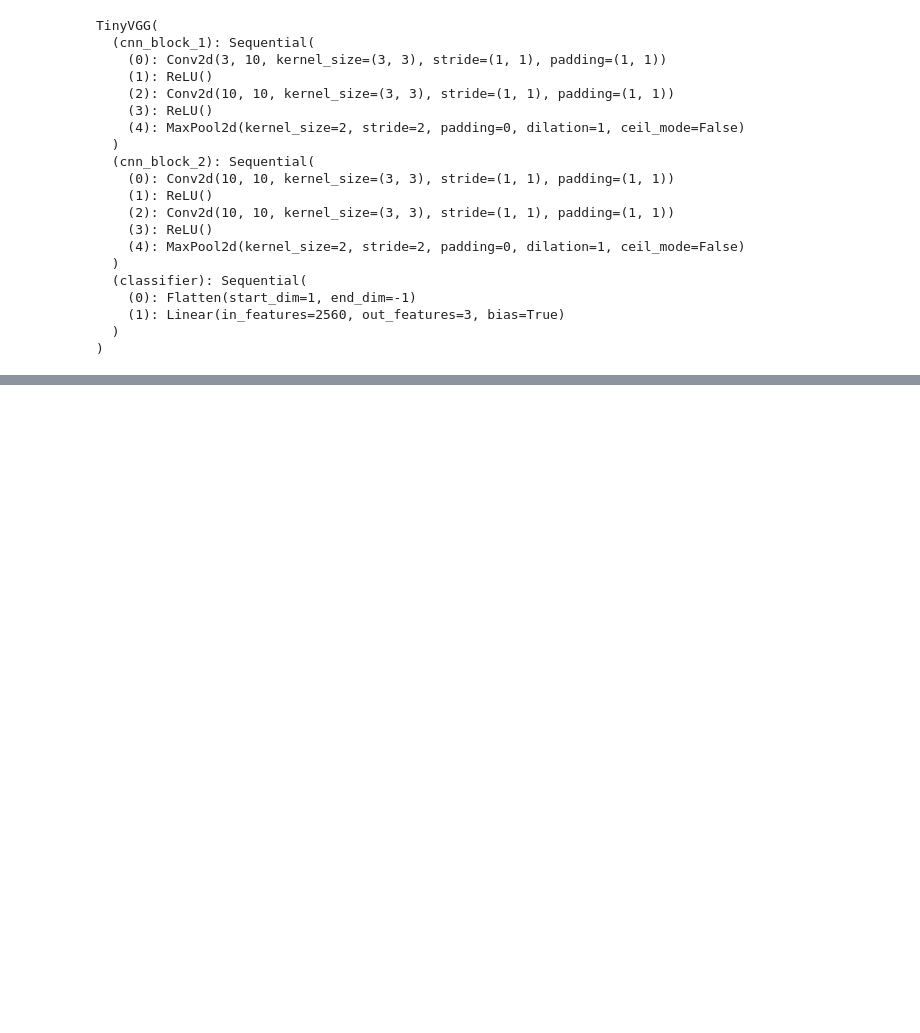
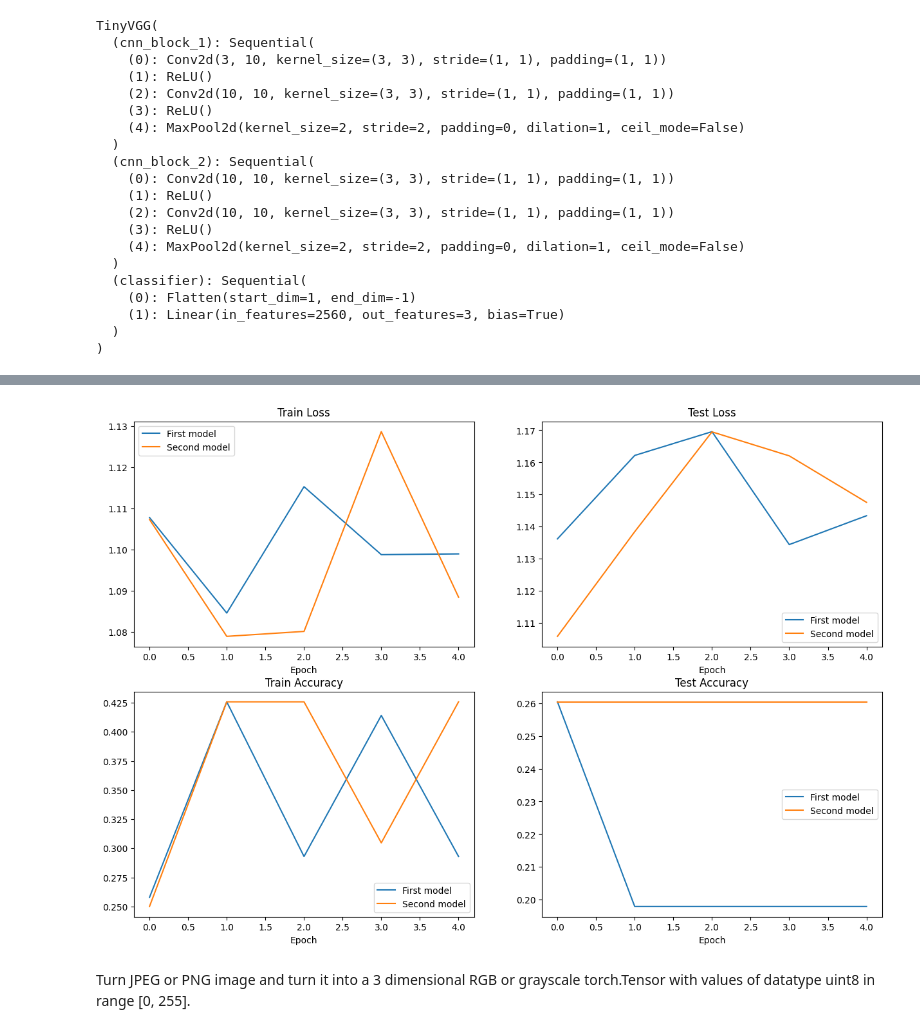
Before and after one commit to christopher192/deep-learning-tensorflow-pytorch, a Jupyter notebook: 04-food-classification-cnn-pytorch.ipynb, the cells around one changed output, grey strips where cells are left out. Saved outputs shown, nothing was run; the diff lists cells and outputs as text; code cells hidden in the pictures; blank space fills up the shorter version.

```diff
--- a/04-food-classification-cnn-pytorch.ipynb
+++ b/04-food-classification-cnn-pytorch.ipynb
@@ -505,0 +823,5 @@ RuntimeError: Failed to run torchinfo. See above stack traces for more details.
+# %%
+first_model_df = pd.DataFrame(first_model_result)
+second_model_df = pd.DataFrame(second_model_result)
+
+first_model_df
@@ -505,0 +835,36 @@ RuntimeError: Failed to run torchinfo. See above stack traces for more details.
+# %%
+plt.figure(figsize = (15, 10))
+
+epoch_number = range(len(first_model_df))
+
+plt.subplot(2, 2, 1)
+plt.plot(epoch_number, first_model_df["train_loss"], label = "First model")
+plt.plot(epoch_number, second_model_df["train_loss"], label = "Second model")
+plt.title("Train Loss")
+plt.xlabel("Epoch")
+plt.legend()
+
+plt.subplot(2, 2, 2)
+plt.plot(epoch_number, first_model_df["test_loss"], label = "First model")
+plt.plot(epoch_number, second_model_df["test_loss"], label = "Second model")
+plt.title("Test Loss")
+plt.xlabel("Epoch")
+plt.legend()
+
+plt.subplot(2, 2, 3)
+plt.plot(epoch_number, first_model_df["train_accuracy"], label = "First model")
+plt.plot(epoch_number, second_model_df["train_accuracy"], label = "Second model")
+plt.title("Train Accuracy")
+plt.xlabel("Epoch")
+plt.legend()
+
+plt.subplot(2, 2, 4)
+plt.plot(epoch_number, first_model_df["test_accuracy"], label = "First model")
+plt.plot(epoch_number, second_model_df["test_accuracy"], label = "Second model")
+plt.title("Test Accuracy")
+plt.xlabel("Epoch")
+plt.legend();
+# %% [output]
+[figure, added]
+# %% [markdown]
+Turn JPEG or PNG image and turn it into a 3 dimensional RGB or grayscale torch.Tensor with values of datatype uint8 in range [0, 255].
```
Also changed, not shown: parts of 33 cells of this notebook.
